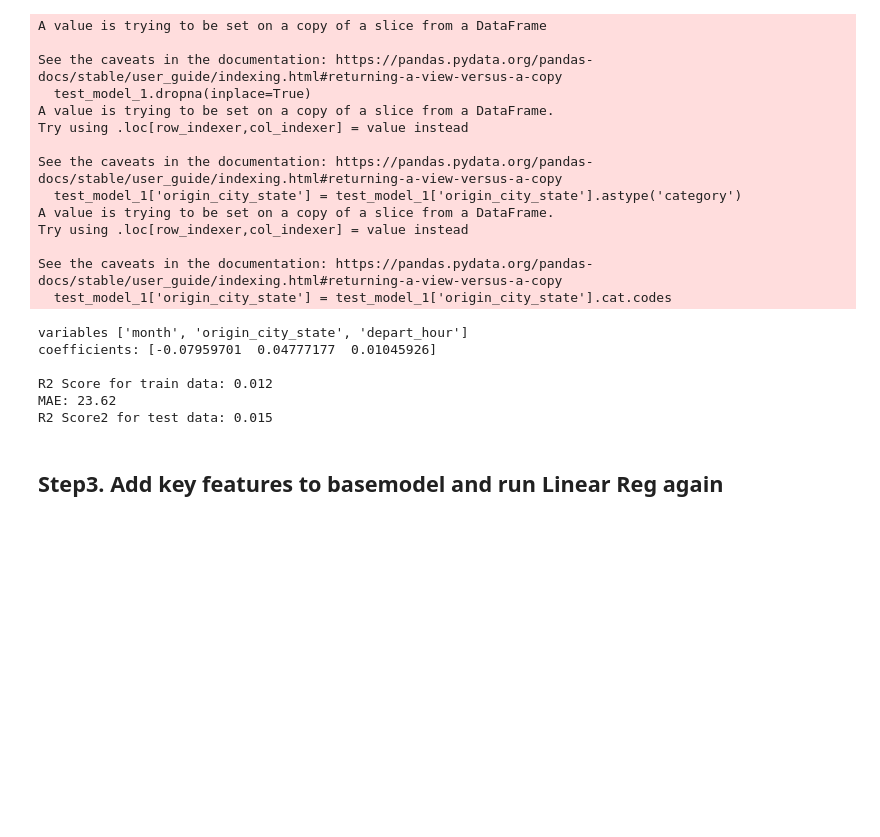
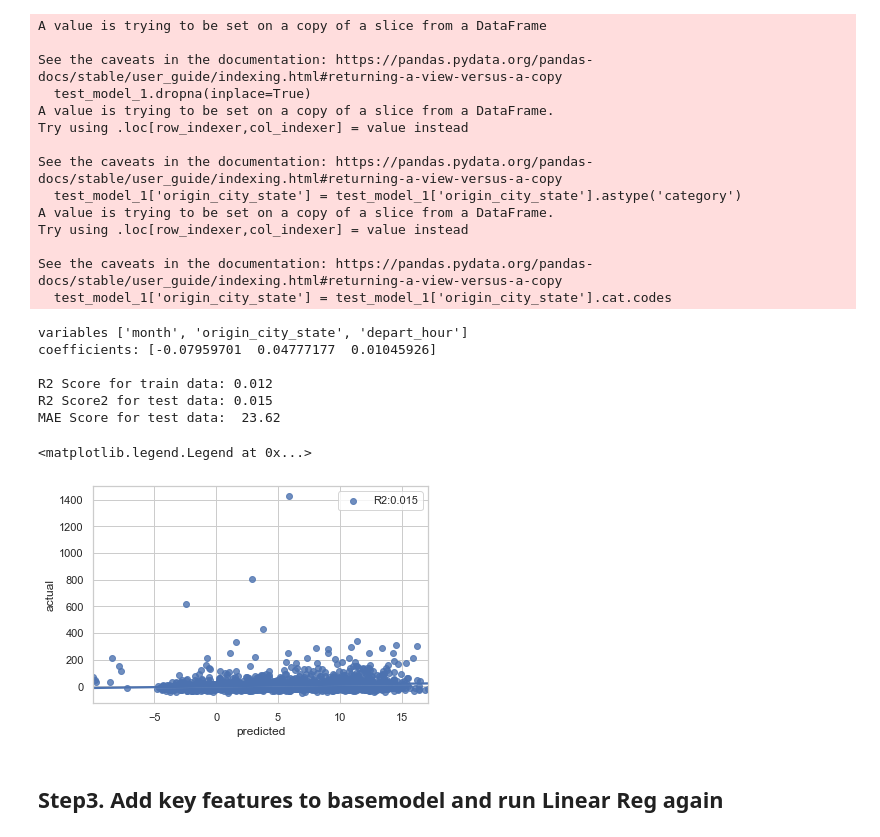
Before and after one commit to WongMatthew/LHL-Predicting-Flight-Patterns, a Jupyter notebook: Flight Prediction - master/Prashanta_Models.ipynb, the cells around one changed output. Drawn from its saved outputs; the diff is of its cells as text; code cells hidden in the pictures; blank space fills up the shorter version.

Commit message:
modeling edits

```diff
--- a/Flight Prediction - master/Prashanta_Models.ipynb
+++ b/Flight Prediction - master/Prashanta_Models.ipynb
@@ -87,21 +87,35 @@ Linear_Regressor.fit(X_train, y_train)
 y_pred = Linear_Regressor.predict(X_test)
 
 #prints the coefficients used for each attribute
-print('variables', list(test_model_1.columns[:-1]))
+print('variables', list(X.columns))
 print('coefficients:', Linear_Regressor.coef_)
 print()
 
 #prints the R2 score for your test dataset
 print('R2 Score for train data:', round(Linear_Regressor.score(X_train,y_train),3))
-print('MAE:', round(mean_absolute_error(y_test,y_pred),2))
 print('R2 Score2 for test data:', round(r2_score(y_test,y_pred),3))
+print('MAE Score for test data: ', round(mean_absolute_error(y_test,y_pred),2))
 # %% [output]
 variables ['month', 'origin_city_state', 'depart_hour']
 coefficients: [-0.07959701  0.04777177  0.01045926]
 
 R2 Score for train data: 0.012
-MAE: 23.62
 R2 Score2 for test data: 0.015
+MAE Score for test data:  23.62
+# %%
+df = pd.DataFrame(
+        {
+            'actual':y_test,
+            'predicted':y_pred
+        }
+)
+df
+
+sns.regplot(x='predicted',y='actual',data=df,label='R2:'+ str(round(r2_score(y_test,y_pred),3)))
+plt.legend(loc=0)
+# %% [output]
+<matplotlib.legend.Legend at 0x...>
+[figure, added]
 # %% [markdown]
 ## **Step3.** Add key features to basemodel and run Linear Reg again
 # %%
```
Also changed, not shown: parts of 6 cells of this notebook.
